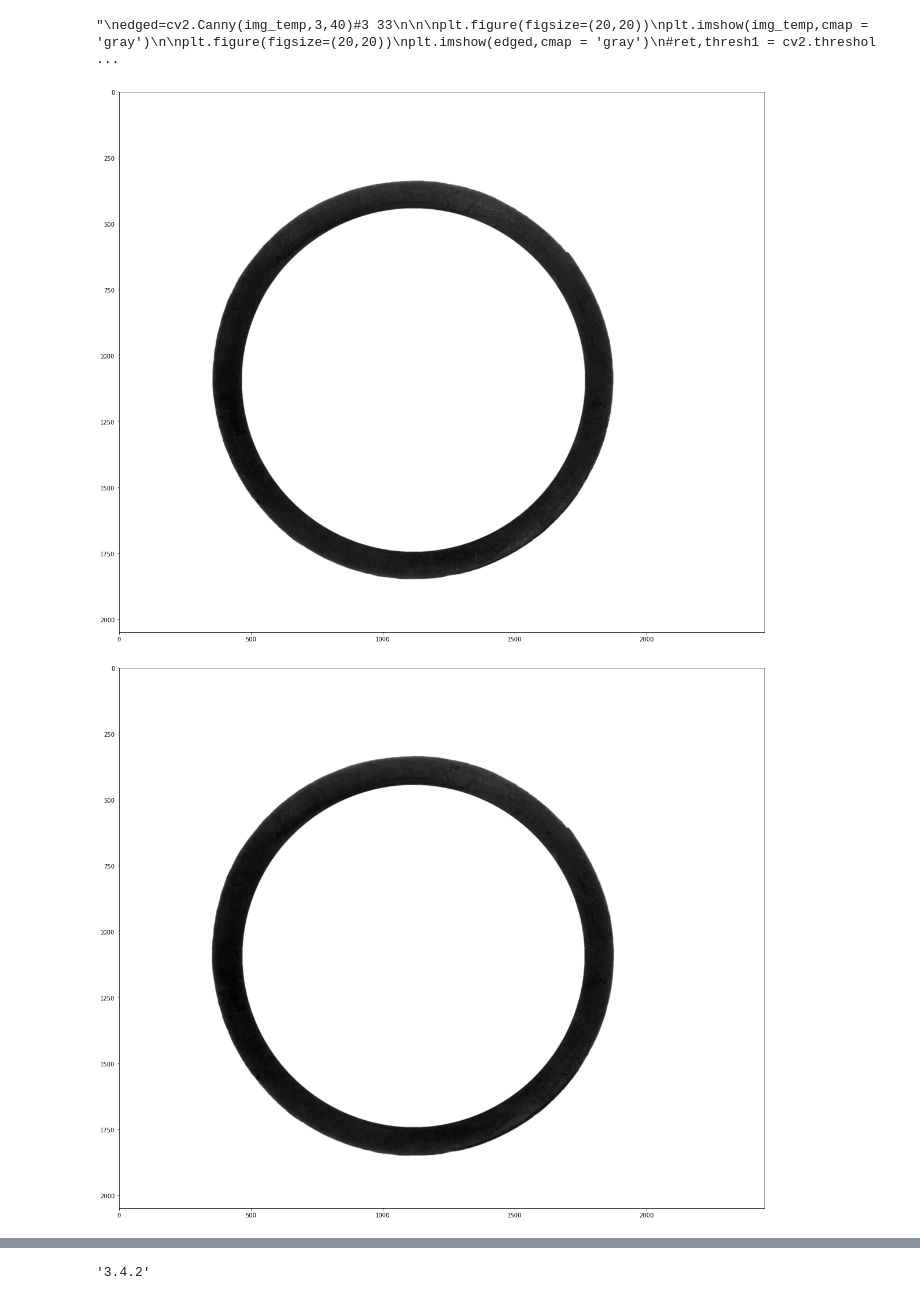
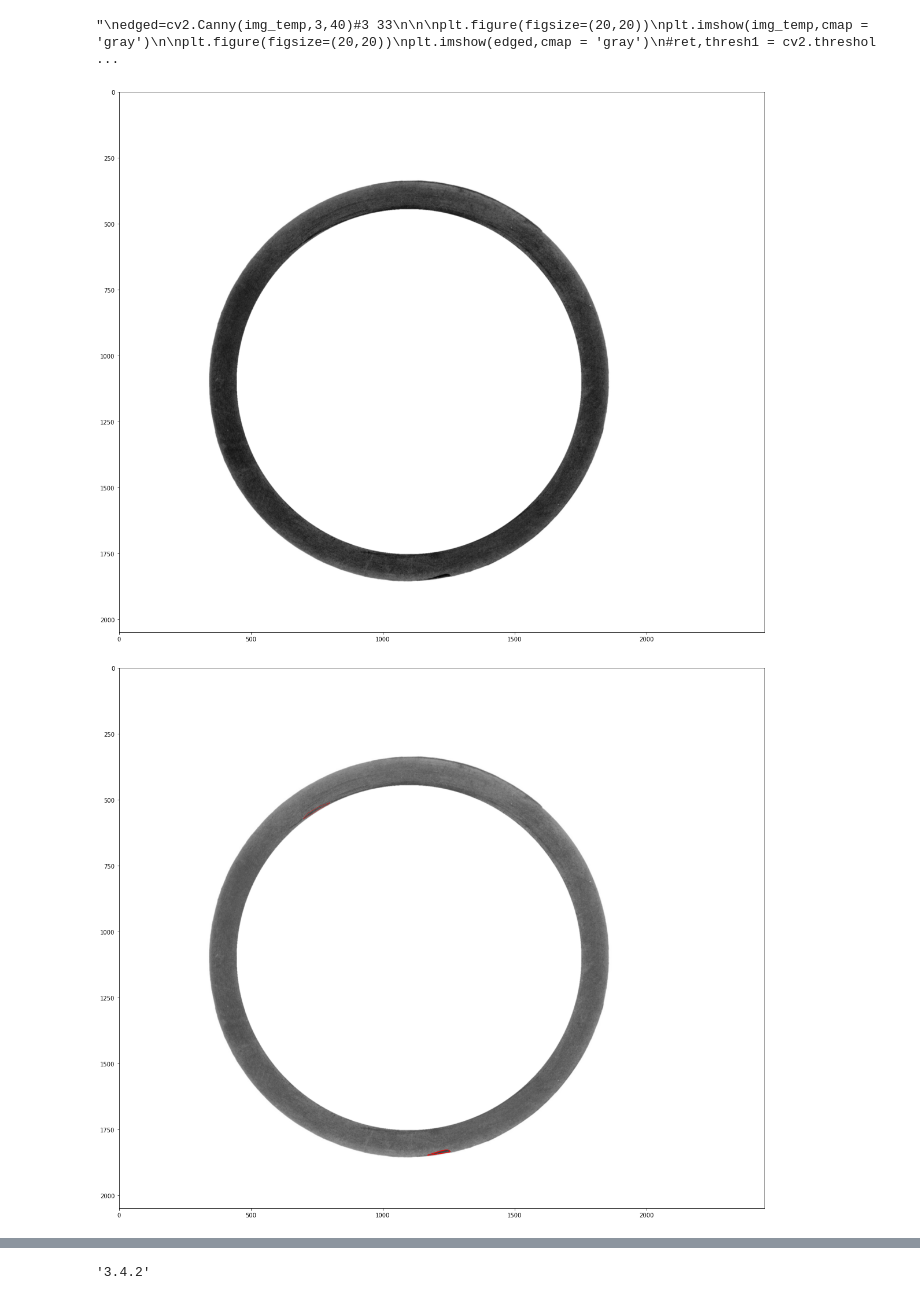
Before and after one commit to rex662624/ORing_Defect_Detection, a Jupyter notebook: SIFT.ipynb, the cells around one changed output, grey strips where cells are left out. Cells and saved outputs as stored; diff of their text form; code cells hidden in the pictures.

```diff
--- a/SIFT.ipynb
+++ b/SIFT.ipynb
@@ -17,7 +17,7 @@ import numpy as np
 %matplotlib inline
 
 #replace========================
-filename = './CCD-1/new (111).jpg'
+filename = './CCD-1/NG (29).jpg'
 print(filename)
 img_list[8] = np.array(cv2.imread(filename,0))
 #print(img_list[8])
@@ -176,28 +176,38 @@ img_temp = mask_innercicle(img_temp)
 
 #plt.figure(figsize=(20,20))
 #plt.imshow(img_temp,cmap = 'gray')
-img_temp = cv2.blur(img_temp,(3,3))
 
-plt.figure(figsize=(20,20))
-plt.imshow(img_temp,cmap = 'gray')
-img_temp = ndimage.minimum_filter(img_temp, size=5)
-plt.figure(figsize=(20,20))
-plt.imshow(img_temp,cmap = 'gray')
+#img_temp = cv2.blur(img_temp,(3,3))
+
 #plt.figure(figsize=(20,20))
 #plt.imshow(img_temp,cmap = 'gray')
-img_temp = cv2.blur(img_temp,(3,3))
+#img_temp = ndimage.minimum_filter(img_temp, size=5)
+#plt.figure(figsize=(20,20))
+#plt.imshow(img_temp,cmap = 'gray')
+#plt.figure(figsize=(20,20))
+#plt.imshow(img_temp,cmap = 'gray')
+
+#img_temp = cv2.blur(img_temp,(3,3))
+
 #clahe = cv2.createCLAHE(clipLimit=5.0, tileGridSize=(20,20))#cv2.createCLAHE(clipLimit=2.0, tileGridSize=(8,8))
-clahe = cv2.createCLAHE(clipLimit=2.0, tileGridSize=(10,10))
-
-
+clahe = cv2.createCLAHE(clipLimit=2.0, tileGridSize=(5,5))
 
 img_temp = clahe.apply(img_temp)
+
+img_temp = cv2.blur(img_temp,(3,3))
 
 plt.figure(figsize=(20,20))
 plt.imshow(img_temp,cmap = 'gray')
 #img_temp = img_temp - blur
 vis = img_temp.copy()
-mser = cv2.MSER_create(_delta=3, _min_area=300,_max_variation=0.2)#cv2.MSER_create(_delta=3, _min_area=100,_max_variation=0.3)
+#mser = cv2.MSER_create(_delta=5, _min_area=150,_max_variation=0.7)
+
+#mser = cv2.MSER_create(_delta=5, _min_area=250,_max_variation=0.5)
+
+
+
+mser = cv2.MSER_create(_delta=5, _min_area=150, _max_area = 800, _max_variation=0.7)
+#cv2.MSER_create(_delta=3, _min_area=100,_max_variation=0.3)
 #mser = cv2.MSER_create(_delta=3, _min_area=100,_max_variation=0.3)
 regions = mser.detectRegions(img_temp)
 
@@ -245,3 +255,3 @@ plt.imshow(img,cmap = 'gray')
 "\nedged=cv2.Canny(img_temp,3,40)#3 33\n\n\nplt.figure(figsize=(20,20))\nplt.imshow(img_temp,cmap = 'gray')\n\nplt.figure(figsize=(20,20))\nplt.imshow(edged,cmap = 'gray')\n#ret,thresh1 = cv2.threshol ...
-[figure, old version]
+[figure, new version]
-[figure, old version]
+[figure, new version]
```
Also changed, not shown: parts of 2 cells of this notebook, 1 other file.
